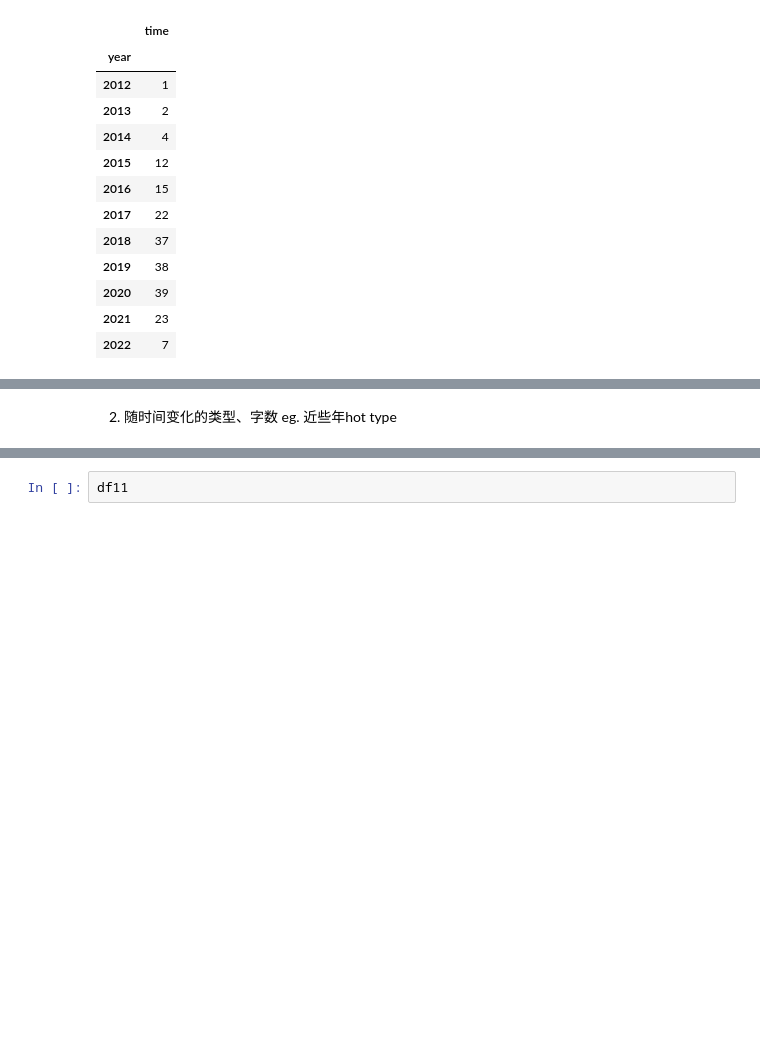
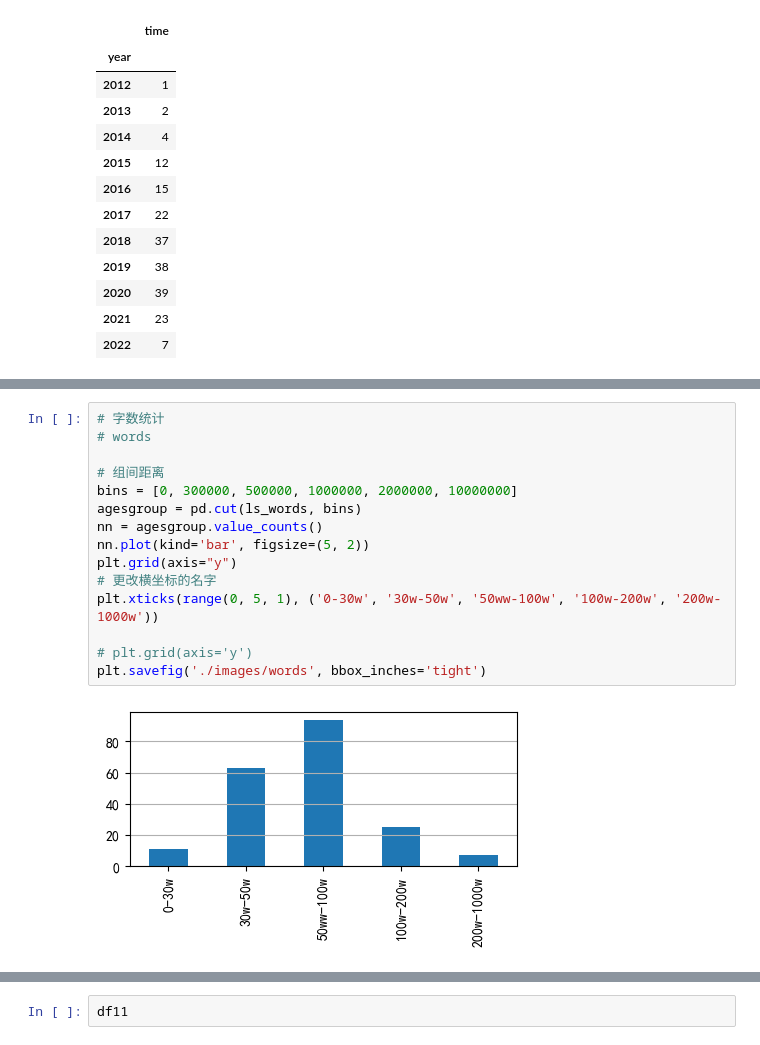
Before and after one commit to Ziyan-Wu/webc, a Jupyter notebook: pachong/ex03_jinjiangAnalysis.ipynb, the cells around one changed output, grey strips where cells are left out. Cells and saved outputs as stored; diff of their text form; blank space fills up the shorter version.

```diff
--- a/pachong/ex03_jinjiangAnalysis.ipynb
+++ b/pachong/ex03_jinjiangAnalysis.ipynb
@@ -213,3 +217,17 @@ df_year.plot(kind='bar', figsize=(5, 3))
-# %% [markdown]
-2. 随时间变化的类型、字数
-eg. 近些年hot type
+# %%
+# 字数统计
+# words
+
+# 组间距离
+bins = [0, 300000, 500000, 1000000, 2000000, 10000000]
+agesgroup = pd.cut(ls_words, bins)
+nn = agesgroup.value_counts()
+nn.plot(kind='bar', figsize=(5, 2))
+plt.grid(axis="y")
+# 更改横坐标的名字
+plt.xticks(range(0, 5, 1), ('0-30w', '30w-50w', '50ww-100w', '100w-200w', '200w-1000w'))
+
+# plt.grid(axis='y')
+plt.savefig('./images/words', bbox_inches='tight')
+# %% [output]
+[figure, added]
```
Also changed, not shown: parts of 34 cells of this notebook.
